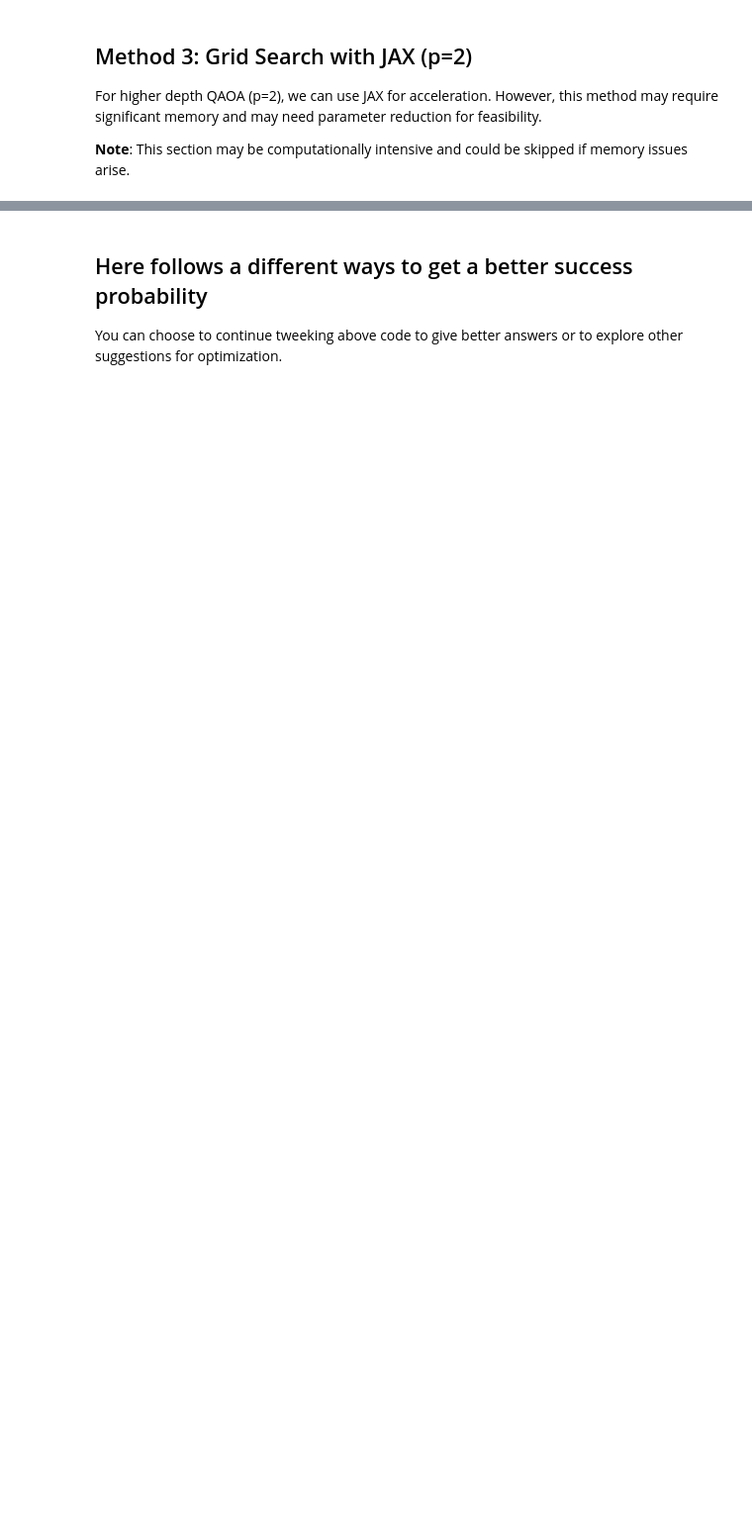
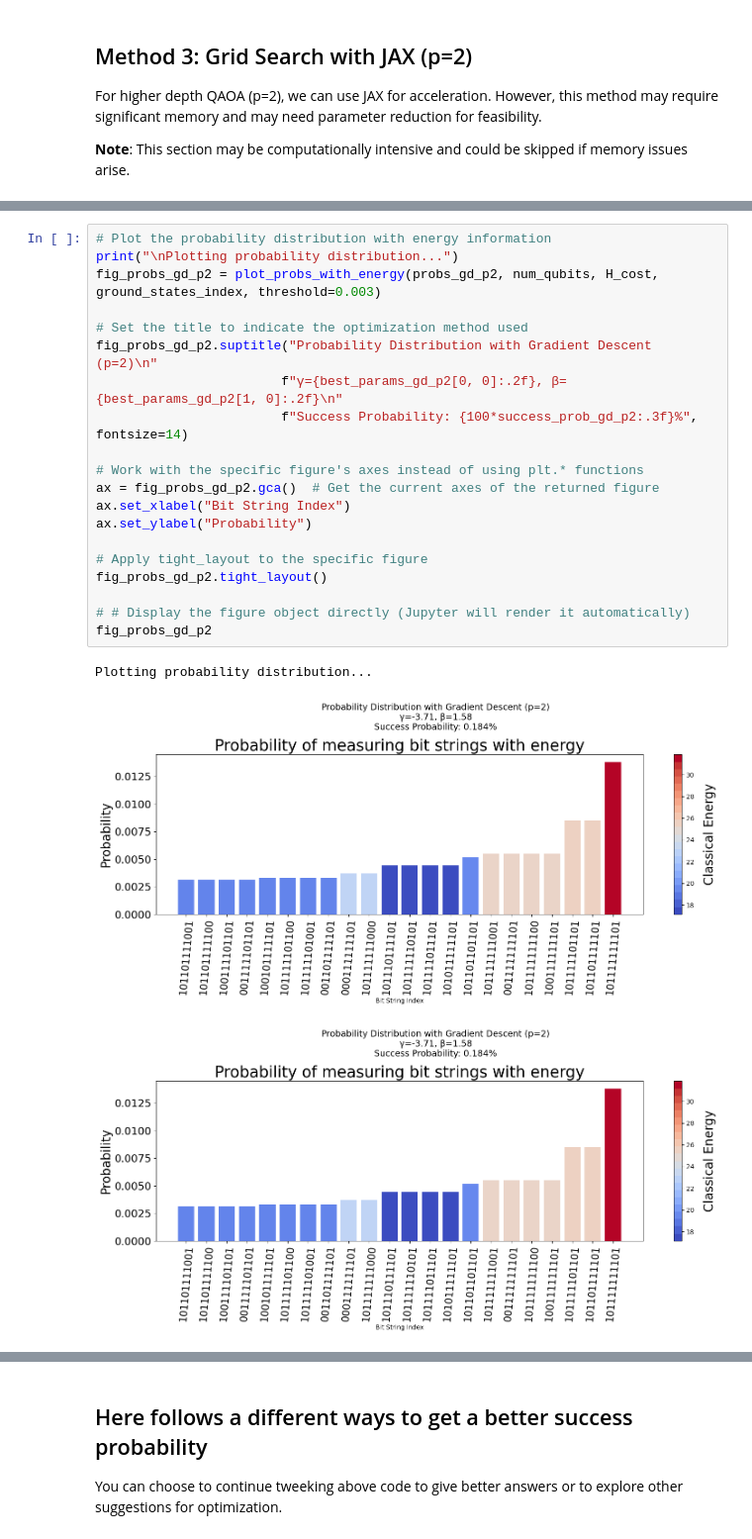
Before and after one commit to bernalde/UA_FarmaIAQC_2025, a Jupyter notebook: ProteinFolding.ipynb, the cells around one changed output, grey strips where cells are left out. Shown at 99% size. Saved outputs shown, nothing was run; the diff lists cells and outputs as text; blank space fills up the shorter version.

```diff
--- a/ProteinFolding.ipynb
+++ b/ProteinFolding.ipynb
@@ -1142,0 +1152,24 @@ Success probability: 0.003899
+# %%
+# Plot the probability distribution with energy information
+print("\nPlotting probability distribution...")
+fig_probs_gd_p2 = plot_probs_with_energy(probs_gd_p2, num_qubits, H_cost, ground_states_index, threshold=0.003)
+
+# Set the title to indicate the optimization method used
+fig_probs_gd_p2.suptitle("Probability Distribution with Gradient Descent (p=2)\n"
+                        f"γ={best_params_gd_p2[0, 0]:.2f}, β={best_params_gd_p2[1, 0]:.2f}\n"
+                        f"Success Probability: {100*success_prob_gd_p2:.3f}%", fontsize=14)
+
+# Work with the specific figure's axes instead of using plt.* functions
+ax = fig_probs_gd_p2.gca()  # Get the current axes of the returned figure
+ax.set_xlabel("Bit String Index")
+ax.set_ylabel("Probability")
+
+# Apply tight_layout to the specific figure
+fig_probs_gd_p2.tight_layout()
+
+# # Display the figure object directly (Jupyter will render it automatically)
+fig_probs_gd_p2
+# %% [output]
+Plotting probability distribution...
+[figure, added]
+[figure, added]
```
Also changed, not shown: parts of 34 cells of this notebook, 1 other file.
